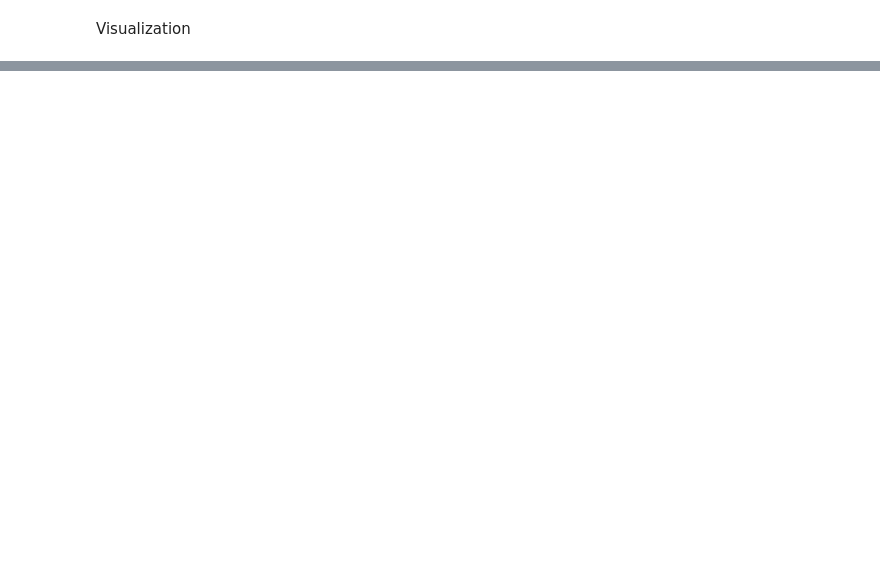
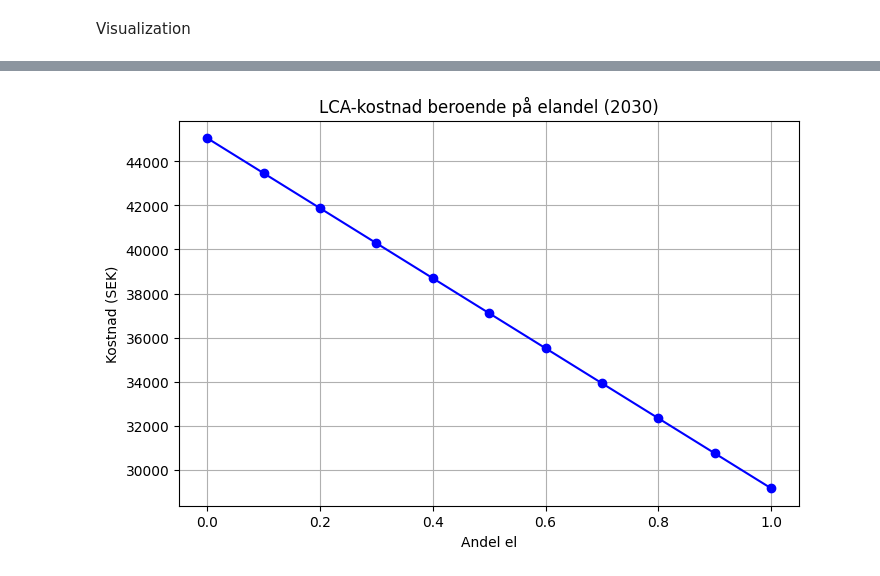
Before and after one commit to abdeaitali/rurut, a Jupyter notebook: LCC/rals_livslangd_python/notebooks/notebook_LCA_test.ipynb, the cells around one changed output, grey strips where cells are left out. Saved outputs shown, nothing was run; the diff lists cells and outputs as text; code cells hidden in the pictures; blank space fills up the shorter version.

```diff
--- a/LCC/rals_livslangd_python/notebooks/notebook_LCA_test.ipynb
+++ b/LCC/rals_livslangd_python/notebooks/notebook_LCA_test.ipynb
@@ -197,0 +123,15 @@ Abdous code LCA.py
+# %%
+import numpy as np
+
+shares = np.linspace(0, 1, 11)
+costs = [get_LCA_renewal('Track', 2030, track_length=1000, share_electricity=s) for s in shares]
+
+plt.figure(figsize=(8, 5))
+plt.plot(shares, costs, marker='o', color='blue')
+plt.title("LCA-kostnad beroende på elandel (2030)")
+plt.xlabel("Andel el")
+plt.ylabel("Kostnad (SEK)")
+plt.grid(True)
+plt.show()
+# %% [output]
+[figure, added]
```
Also changed, not shown: parts of 12 cells of this notebook, 1 other file.
